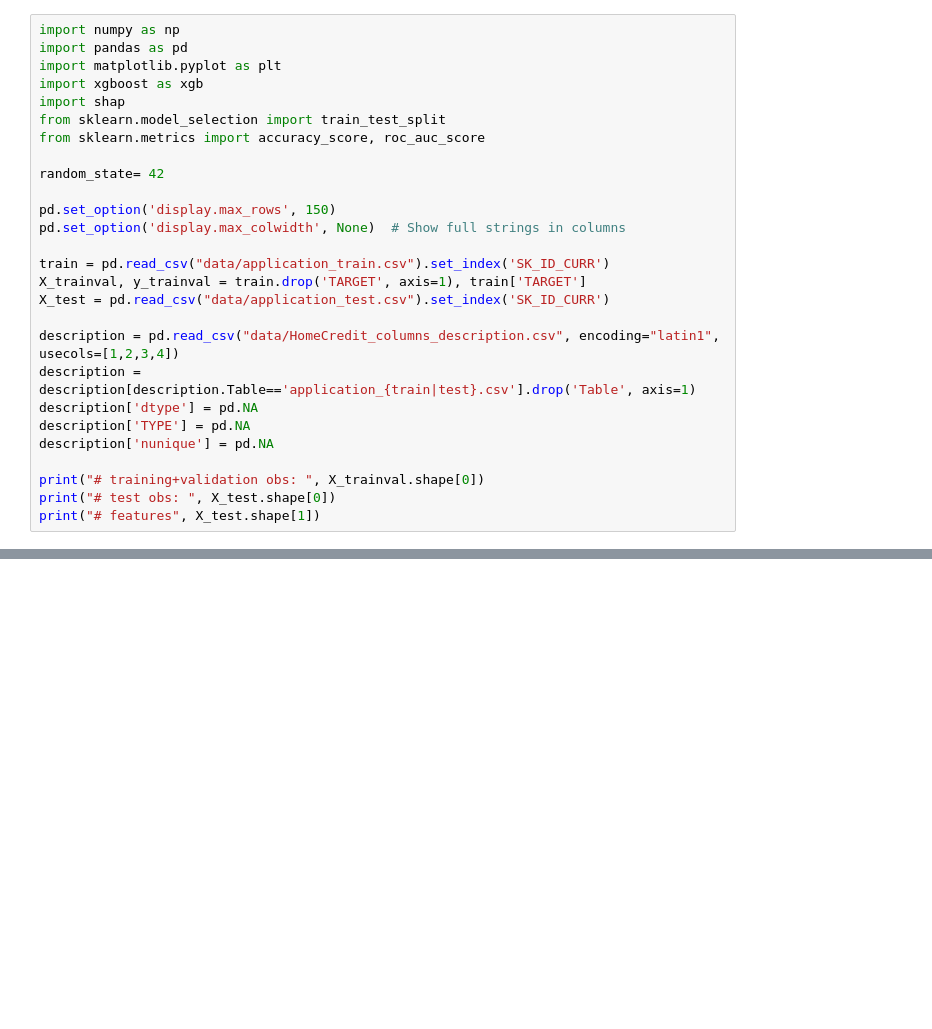
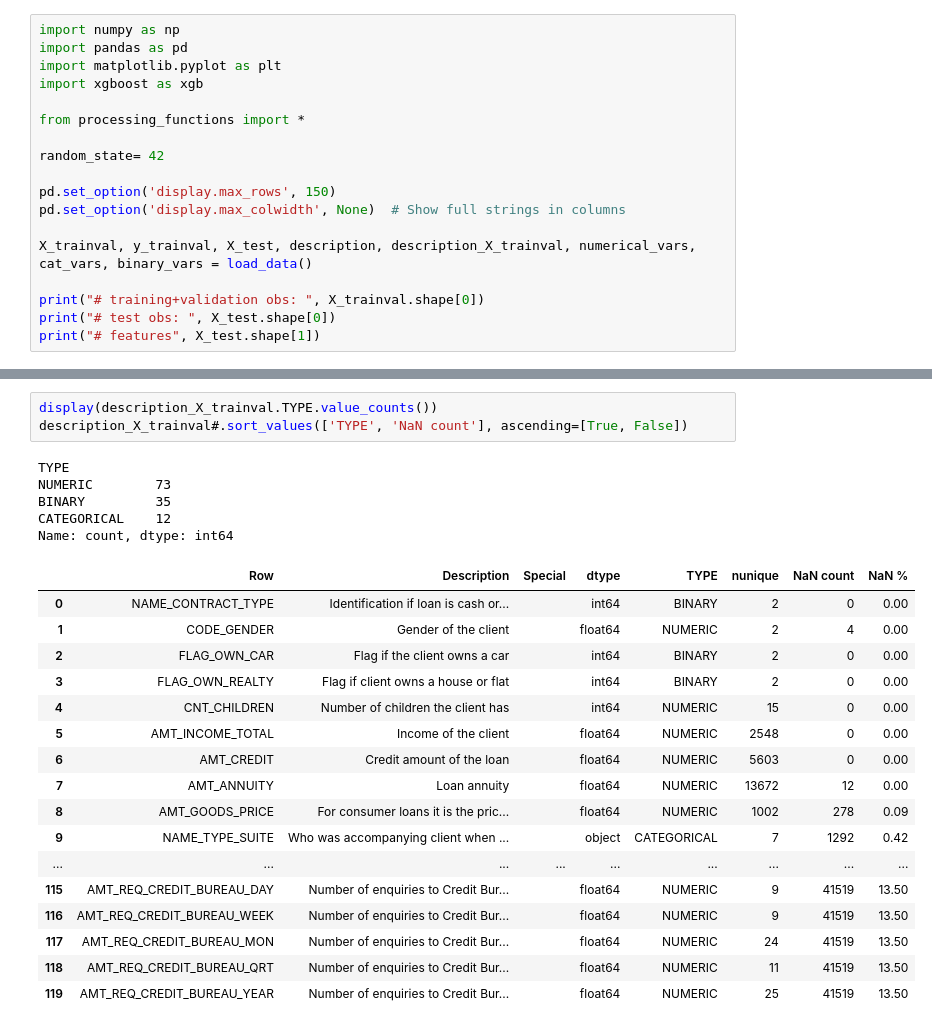
Before and after one commit to skydoldif/home-credit-default-risk, a Jupyter notebook: data_processing.ipynb, the cells around one changed output, grey strips where cells are left out. Cells and saved outputs as stored; diff of their text form; blank space fills up the shorter version.

```diff
--- a/data_processing.ipynb
+++ b/data_processing.ipynb
@@ -3,24 +3,15 @@ import numpy as np
 import pandas as pd
 import matplotlib.pyplot as plt
 import xgboost as xgb
-import shap
-from sklearn.model_selection import train_test_split
-from sklearn.metrics import accuracy_score, roc_auc_score
+
+from processing_functions import *
 
 random_state= 42
 
 pd.set_option('display.max_rows', 150)
 pd.set_option('display.max_colwidth', None)  # Show full strings in columns
 
-train = pd.read_csv("data/application_train.csv").set_index('SK_ID_CURR')
-X_trainval, y_trainval = train.drop('TARGET', axis=1), train['TARGET']
-X_test = pd.read_csv("data/application_test.csv").set_index('SK_ID_CURR')
-
-description = pd.read_csv("data/HomeCredit_columns_description.csv", encoding="latin1", usecols=[1,2,3,4])
-description = description[description.Table=='application_{train|test}.csv'].drop('Table', axis=1)
-description['dtype'] = pd.NA
-description['TYPE'] = pd.NA
-description['nunique'] = pd.NA
+X_trainval, y_trainval, X_test, description, description_X_trainval, numerical_vars, cat_vars, binary_vars = load_data()
 
 print("# training+validation obs: ", X_trainval.shape[0])
 print("# test obs: ", X_test.shape[0])
@@ -34,0 +34,26 @@ description
+# %%
+display(description_X_trainval.TYPE.value_counts())
+description_X_trainval#.sort_values(['TYPE', 'NaN count'], ascending=[True, False])
+# %% [output]
+TYPE
+NUMERIC        73
+BINARY         35
+CATEGORICAL    12
+Name: count, dtype: int64
+|  | Row | Description | Special | dtype | TYPE | nunique | NaN count | NaN % |
+| 0 | NAME_CONTRACT_TYPE | Identification if loan is cash or... |  | int64 | BINARY | 2 | 0 | 0.00 |
+| 1 | CODE_GENDER | Gender of the client |  | float64 | NUMERIC | 2 | 4 | 0.00 |
+| 2 | FLAG_OWN_CAR | Flag if the client owns a car |  | int64 | BINARY | 2 | 0 | 0.00 |
+| 3 | FLAG_OWN_REALTY | Flag if client owns a house or flat |  | int64 | BINARY | 2 | 0 | 0.00 |
+| 4 | CNT_CHILDREN | Number of children the client has |  | int64 | NUMERIC | 15 | 0 | 0.00 |
+| 5 | AMT_INCOME_TOTAL | Income of the client |  | float64 | NUMERIC | 2548 | 0 | 0.00 |
+| 6 | AMT_CREDIT | Credit amount of the loan |  | float64 | NUMERIC | 5603 | 0 | 0.00 |
+| 7 | AMT_ANNUITY | Loan annuity |  | float64 | NUMERIC | 13672 | 12 | 0.00 |
+| 8 | AMT_GOODS_PRICE | For consumer loans it is the pric... |  | float64 | NUMERIC | 1002 | 278 | 0.09 |
+| 9 | NAME_TYPE_SUITE | Who was accompanying client when ... |  | object | CATEGORICAL | 7 | 1292 | 0.42 |
+| ... | ... | ... | ... | ... | ... | ... | ... | ... |
+| 115 | AMT_REQ_CREDIT_BUREAU_DAY | Number of enquiries to Credit Bur... |  | float64 | NUMERIC | 9 | 41519 | 13.50 |
+| 116 | AMT_REQ_CREDIT_BUREAU_WEEK | Number of enquiries to Credit Bur... |  | float64 | NUMERIC | 9 | 41519 | 13.50 |
+| 117 | AMT_REQ_CREDIT_BUREAU_MON | Number of enquiries to Credit Bur... |  | float64 | NUMERIC | 24 | 41519 | 13.50 |
+| 118 | AMT_REQ_CREDIT_BUREAU_QRT | Number of enquiries to Credit Bur... |  | float64 | NUMERIC | 11 | 41519 | 13.50 |
+| 119 | AMT_REQ_CREDIT_BUREAU_YEAR | Number of enquiries to Credit Bur... |  | float64 | NUMERIC | 25 | 41519 | 13.50 |
```
Also changed, not shown: parts of 2 cells of this notebook, 1 other file.
